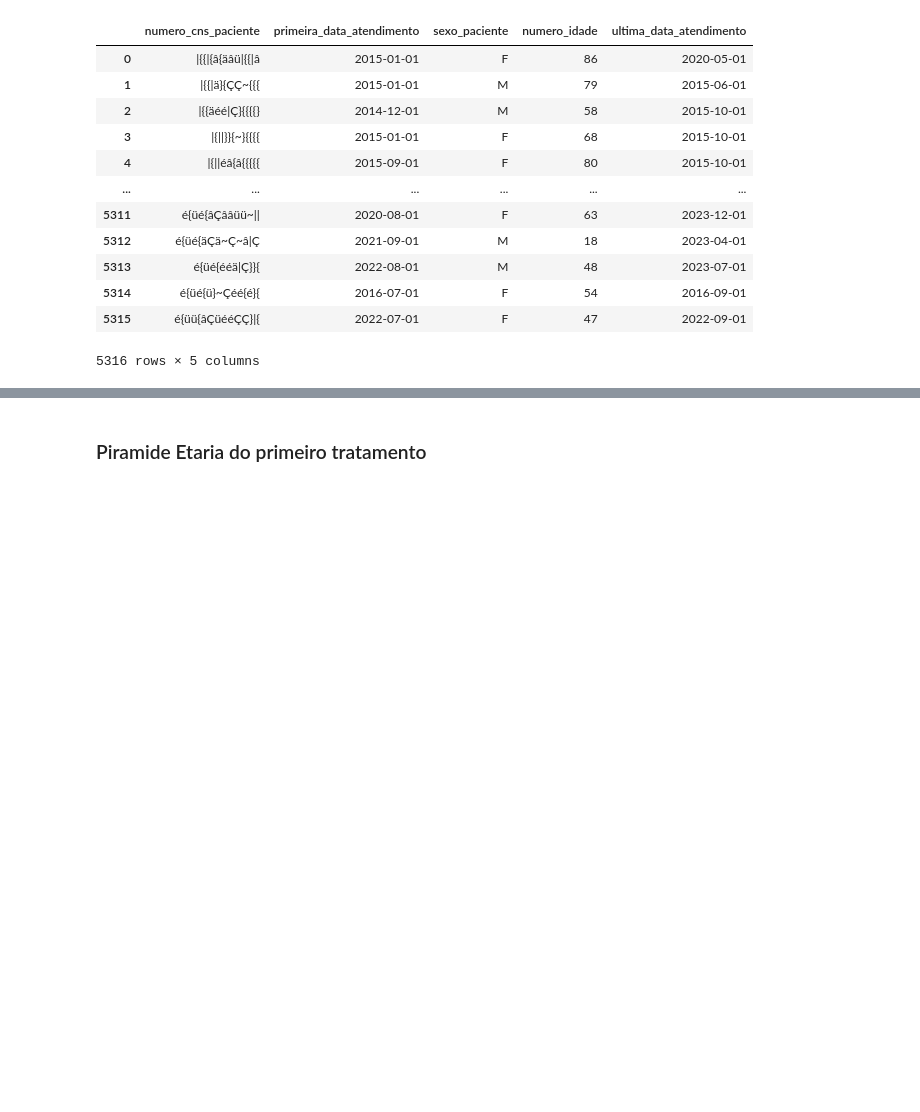
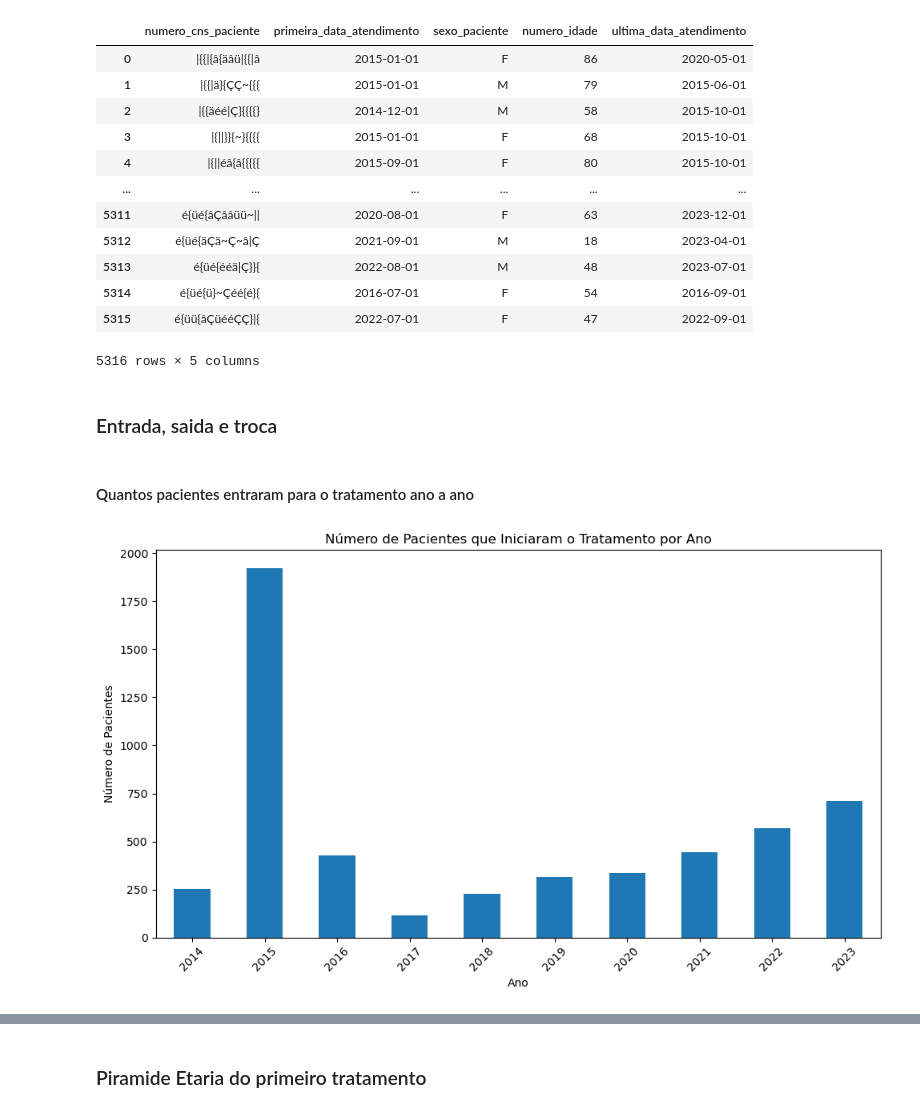
Before and after one commit to TiamatCod3/tcc-canabidiol, a Jupyter notebook: Notebooks/Tratamento_dos_Dados.ipynb, the cells around one changed output, grey strips where cells are left out. Cells and saved outputs as stored; diff of their text form; code cells hidden in the pictures; blank space fills up the shorter version.

Commit message:
subject: graficos de inicio, fim e transicao de tratamento por ano

```diff
--- a/Notebooks/Tratamento_dos_Dados.ipynb
+++ b/Notebooks/Tratamento_dos_Dados.ipynb
@@ -709,3 +701,24 @@ datas_atendimento
 | 5314 | é{üé{ü}~Çéé{é}{ | 2016-07-01 | F | 54 | 2016-09-01 |
 | 5315 | é{üü{âÇüééÇÇ}|{ | 2022-07-01 | F | 47 | 2022-09-01 |
 5316 rows × 5 columns
+# %% [markdown]
+### Entrada, saida e troca
+# %% [markdown]
+#### Quantos pacientes entraram para o tratamento ano a ano
+# %%
+import matplotlib.pyplot as plt
+
+datas_atendimento['ano_inicio'] = datas_atendimento['primeira_data_atendimento'].dt.year
+pacientes_por_ano = datas_atendimento.groupby('ano_inicio')['numero_cns_paciente'].nunique()
+
+plt.figure(figsize=(10, 6))
+pacientes_por_ano.plot(kind='bar')
+plt.title('Número de Pacientes que Iniciaram o Tratamento por Ano')
+plt.xlabel('Ano')
+plt.ylabel('Número de Pacientes')
+plt.xticks(rotation=45)
+plt.tight_layout()
+plt.savefig('pacientes_iniciaram_tratamento_por_ano.png')
+plt.show()
+# %% [output]
+[figure, added]
```
Also changed, not shown: parts of 13 cells of this notebook, 4 other files.
